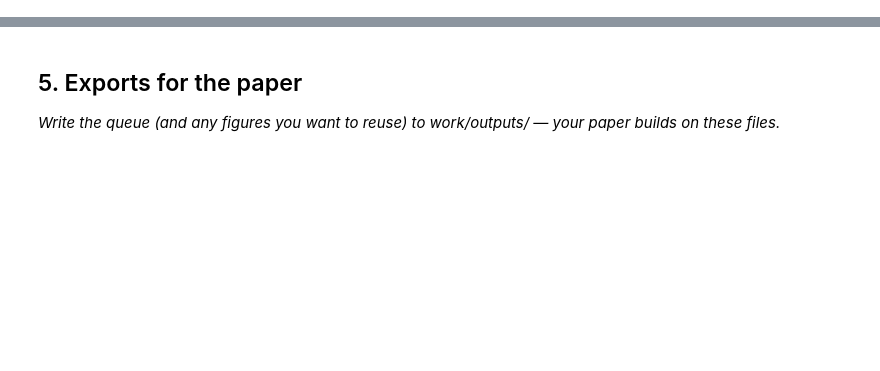
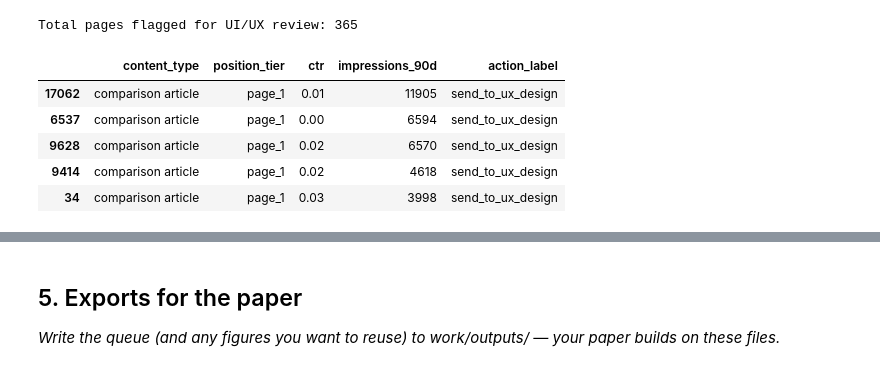
Before and after one commit to MihirJayswal812007/Flyrank-Internship, a Jupyter notebook: work/notebooks/w07_action_playbook.ipynb, the cells around one changed output, grey strips where cells are left out. Drawn from its saved outputs; the diff is of its cells as text; code cells hidden in the pictures; blank space fills up the shorter version.

```diff
--- a/work/notebooks/w07_action_playbook.ipynb
+++ b/work/notebooks/w07_action_playbook.ipynb
@@ -12,0 +19,32 @@ This skeleton is yours to fill. Work the sections **in order** — each one has
+# %%
+import pandas as pd
+import numpy as np
+
+# Load Data
+url = "https://raw.githubusercontent.com/flyrank-bih/flyrank-ml-internship-starter/main/data/raw/content_refresh_anonymized.csv"
+df = pd.read_csv(url)
+
+# Apply our core logic to generate the action queue
+df['action_score'] = np.where(
+    (df['content_type'].str.contains('comparison', case=False, na=False)) &
+    (df['position_tier'].isin(['page_1', 'top_3'])) &
+    (df['ctr'] < 0.05),
+    100, 0
+)
+
+df['reason_code'] = np.where(df['action_score'] == 100, 'high_rank_low_ctr_comparison', 'none')
+df['action_label'] = np.where(df['action_score'] == 100, 'send_to_ux_design', 'none')
+
+# Filter and sort the queue by highest impact (most impressions lost)
+action_queue = df[df['action_score'] == 100].sort_values(by=['impressions_90d'], ascending=False)
+
+print(f"Total pages flagged for UI/UX review: {len(action_queue)}")
+display(action_queue[['content_type', 'position_tier', 'ctr', 'impressions_90d', 'action_label']].head())
+# %% [output]
+Total pages flagged for UI/UX review: 365
+|  | content_type | position_tier | ctr | impressions_90d | action_label |
+| 17062 | comparison article | page_1 | 0.01 | 11905 | send_to_ux_design |
+| 6537 | comparison article | page_1 | 0.00 | 6594 | send_to_ux_design |
+| 9628 | comparison article | page_1 | 0.02 | 6570 | send_to_ux_design |
+| 9414 | comparison article | page_1 | 0.02 | 4618 | send_to_ux_design |
+| 34 | comparison article | page_1 | 0.03 | 3998 | send_to_ux_design |
```
Also changed, not shown: parts of 12 cells of this notebook.
